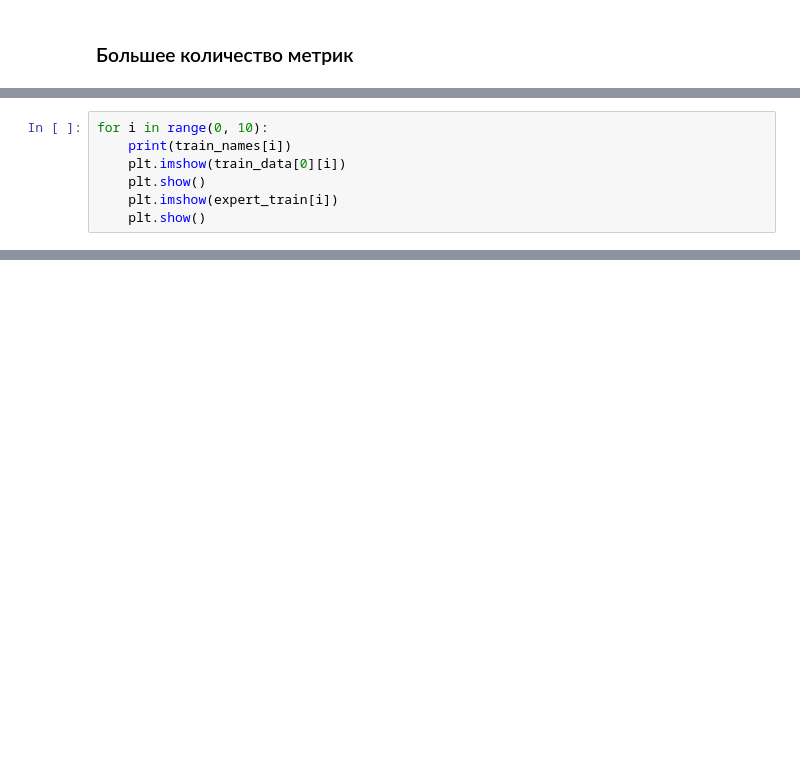
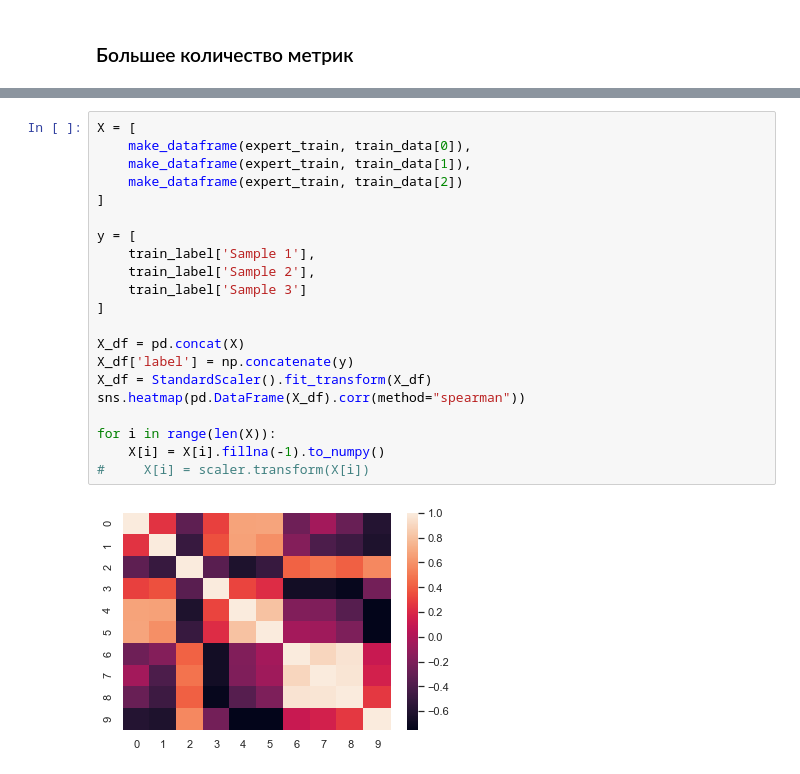
Before and after one commit to Indevem/medical-imaging-evaluation, a Jupyter notebook: model/in_progress_daria.ipynb, the cells around one changed output, grey strips where cells are left out. Saved outputs shown, nothing was run; the diff lists cells and outputs as text; blank space fills up the shorter version.

```diff
--- a/model/in_progress_daria.ipynb
+++ b/model/in_progress_daria.ipynb
@@ -257,7 +202,0 @@ make_dataframe(expert_train, train_data[0])
-# %%
-for i in range(0, 10):
-    print(train_names[i])
-    plt.imshow(train_data[0][i])
-    plt.show()
-    plt.imshow(expert_train[i])
-    plt.show()
@@ -277,0 +223,23 @@ for i in range(0, 10):
+# %%
+X = [
+    make_dataframe(expert_train, train_data[0]),
+    make_dataframe(expert_train, train_data[1]),
+    make_dataframe(expert_train, train_data[2])
+]
+
+y = [
+    train_label['Sample 1'],
+    train_label['Sample 2'],
+    train_label['Sample 3']
+]
+
+X_df = pd.concat(X)
+X_df['label'] = np.concatenate(y)
+X_df = StandardScaler().fit_transform(X_df)
+sns.heatmap(pd.DataFrame(X_df).corr(method="spearman"))
+
+for i in range(len(X)):
+    X[i] = X[i].fillna(-1).to_numpy()
+#     X[i] = scaler.transform(X[i])
+# %% [output]
+[figure, added]
```
Also changed, not shown: parts of 31 cells of this notebook.
